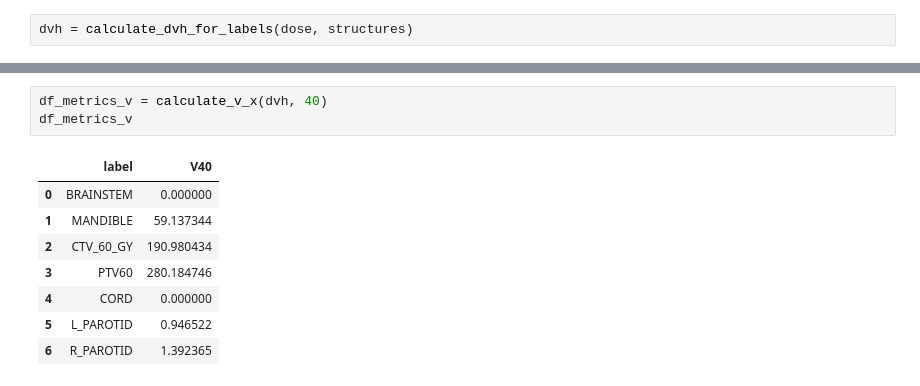
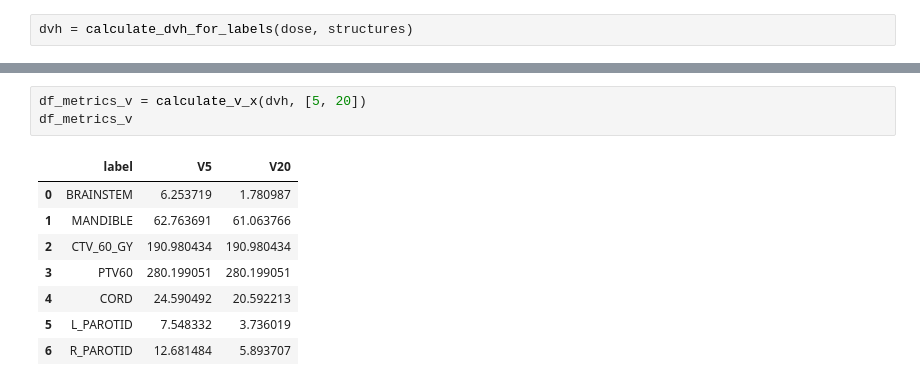
Before and after one commit to pyplati/platipy, a Jupyter notebook: _examples/dvh_analysis.ipynb, the cells around one changed output, grey strips where cells are left out. Drawn from its saved outputs; the diff is of its cells as text.

```diff
--- a/_examples/dvh_analysis.ipynb
+++ b/_examples/dvh_analysis.ipynb
@@ -102,12 +119,12 @@ df_metrics_d
 # %%
-df_metrics_v = calculate_v_x(dvh, 40)
+df_metrics_v = calculate_v_x(dvh, [5, 20])
 df_metrics_v
 # %% [output]
-|  | label | V40 |
-| 0 | BRAINSTEM | 0.000000 |
-| 1 | MANDIBLE | 59.137344 |
-| 2 | CTV_60_GY | 190.980434 |
-| 3 | PTV60 | 280.184746 |
-| 4 | CORD | 0.000000 |
-| 5 | L_PAROTID | 0.946522 |
-| 6 | R_PAROTID | 1.392365 |
+|  | label | V5 | V20 |
+| 0 | BRAINSTEM | 6.253719 | 1.780987 |
+| 1 | MANDIBLE | 62.763691 | 61.063766 |
+| 2 | CTV_60_GY | 190.980434 | 190.980434 |
+| 3 | PTV60 | 280.199051 | 280.199051 |
+| 4 | CORD | 24.590492 | 20.592213 |
+| 5 | L_PAROTID | 7.548332 | 3.736019 |
+| 6 | R_PAROTID | 12.681484 | 5.893707 |
```
Also changed, not shown: parts of 9 cells of this notebook, 38 other files.
